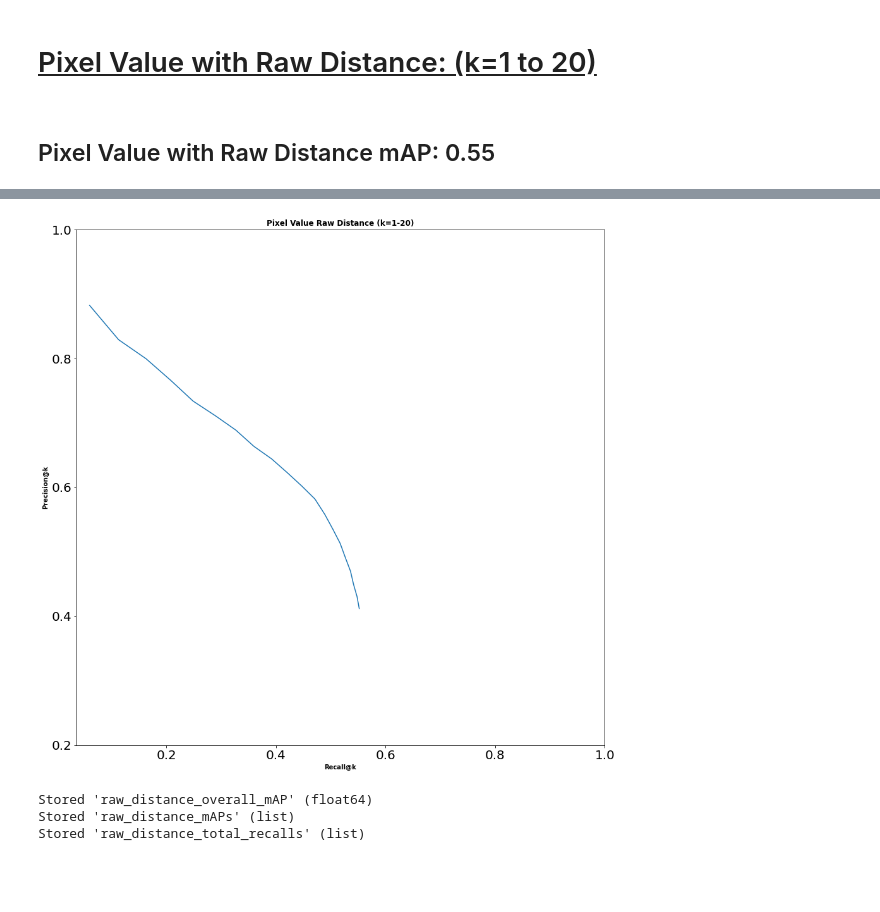
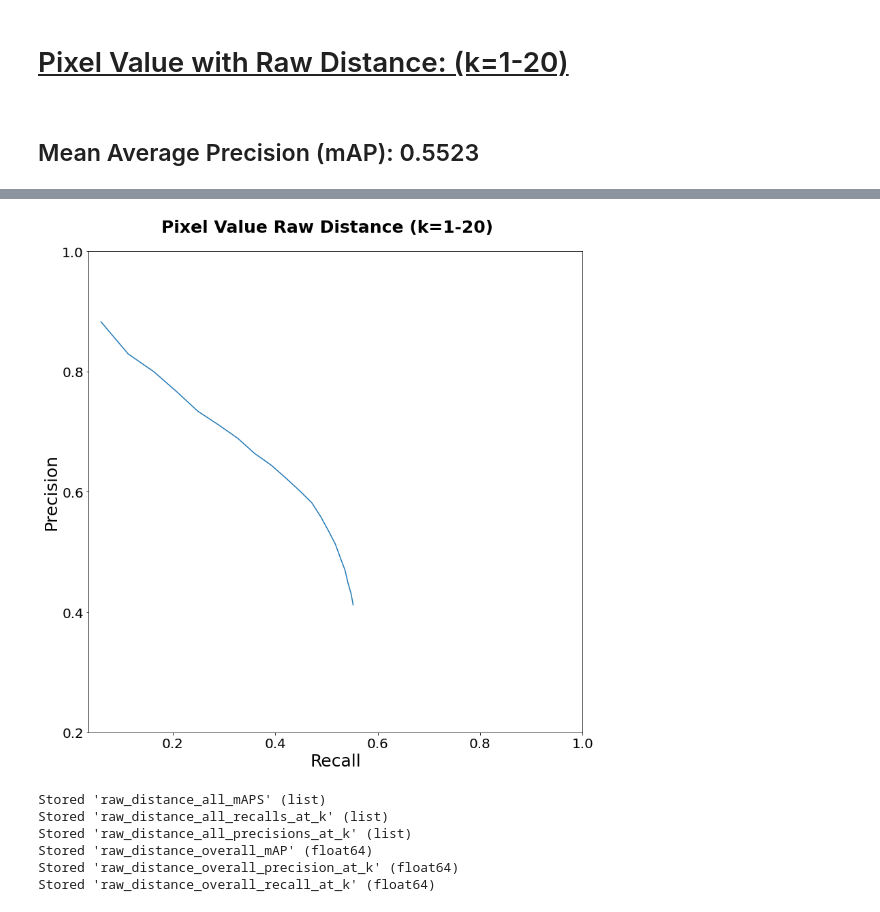
Before and after one commit to SamuelCunninghamUni/Project-Files, a Jupyter notebook: Pixel_Value_Raw_Distance.ipynb, the cells around one changed output, grey strips where cells are left out. Drawn from its saved outputs; the diff is of its cells as text; code cells hidden in the pictures; blank space fills up the shorter version.

Commit message:
Raw Distance and AQE Baseline Completed
Both working perfectly with fully formatted, uniform output

```diff
--- a/Pixel_Value_Raw_Distance.ipynb
+++ b/Pixel_Value_Raw_Distance.ipynb
@@ -243,11 +243,11 @@ overall_precision_at_k = np.average(all_precisions_at_k)
 overall_recall_at_k = np.average(all_recalls_at_k)
 # %%
 from IPython.display import Markdown, display
-display(Markdown("<h1><left><u>Pixel Value with Raw Distance: (k={0} to {1})</left></h1><u>".format(K_START_RANGE, K_END_RANGE)))
-display(Markdown("<h2><left>Pixel Value with Raw Distance mAP: {0:.2f}</left></h2>".format(overall_mAP)))
+display(Markdown("<h1><left><u>Pixel Value with Raw Distance: (k={0}-{1})</left></h1><u>".format(K_START_RANGE, K_END_RANGE)))
+display(Markdown("<h2><left>Mean Average Precision (mAP): {0:.4f}</left></h2>".format(overall_mAP)))
 # %% [output]
-<h1><left><u>Pixel Value with Raw Distance: (k=1 to 20)</left></h1><u>
+<h1><left><u>Pixel Value with Raw Distance: (k=1-20)</left></h1><u>
-<h2><left>Pixel Value with Raw Distance mAP: 0.55</left></h2>
+<h2><left>Mean Average Precision (mAP): 0.5523</left></h2>
 # %%
 import plotly.graph_objects as go
 
@@ -279,32 +275,52 @@ display(HTML("<style>div.output_scroll { height: 70em; }</style>"))
 # %%
-plt.rcParams["figure.figsize"] = (15,15)
-precision_recall_curve = plt.plot(all_recalls_at_k, all_precisions_at_k)
-plt.title("Pixel Value Raw Distance (k={0}-{1})".format(K_START_RANGE, K_END_RANGE),fontweight='bold')
-plt.xlabel("Recall@k",fontweight='bold')
-plt.ylabel("Precision@k",fontweight='bold')
-plt.xticks([0.2,0.4,0.6,0.8,1.0])
-plt.yticks([0.2,0.4,0.6,0.8,1.0])
-plt.rcParams['axes.titlesize'] = 25
-plt.rc('axes', labelsize=25)    # fontsize of the x and y labels
-plt.tick_params(axis='both', which='major', labelsize=20)
-plt.savefig('../Graphs/Pixel_Value_Raw_Distance.png', facecolor='white')
+#Change size of cell output to avoid scrolling
+from IPython.core.display import display, HTML
+display(HTML("<style>div.output_scroll { height: 70em; }</style>"))
 
-plt.show()
-plt.close()
+def plot_precision_recall(recalls_per_k, precisions_per_k):
+    plt.rcParams["figure.figsize"] = (13,13)
+    title = "Pixel Value Raw Distance (k={0}-{1})".format(K_START_RANGE, K_END_RANGE)
+    plt.suptitle(title, fontsize=25, y=0.93,fontweight='bold')
+    plt.plot(recalls_per_k, precisions_per_k)
+
+
+    plt.xlabel("Recall")
+    plt.ylabel("Precision")
+    plt.xticks([0.2,0.4,0.6,0.8,1.0])
+    plt.yticks([0.2,0.4,0.6,0.8,1.0])
+
+    plt.rc('axes', labelsize=25)    # fontsize of the x and y labels
+    plt.tick_params(axis='both', which='major', labelsize=20)
+    plt.savefig('../Graphs/Pixel_Value_Raw_Distance.png', facecolor='white')
+    plt.show()
+    plt.close()
-# %% [output]
-[figure, removed]
+# %%
+plot_precision_recall(all_recalls_at_k, all_precisions_at_k)
+# %% [output]
+[figure, added]
 # %%
 # Rename and Store Variables to be Presented in Different Notebook
+raw_distance_all_mAPS = all_mAPs
+raw_distance_all_recalls_at_k = all_recalls_at_k
+raw_distance_all_precisions_at_k = all_precisions_at_k
 raw_distance_overall_mAP = overall_mAP
-raw_distance_mAPs = all_mAPs
-raw_distance_total_recalls = all_average_total_recalls
+raw_distance_overall_precision_at_k = overall_precision_at_k
+raw_distance_overall_recall_at_k = overall_recall_at_k
 
+
+
+%store raw_distance_all_mAPS
+%store raw_distance_all_recalls_at_k
+%store raw_distance_all_precisions_at_k
 %store raw_distance_overall_mAP
-%store raw_distance_mAPs
-%store raw_distance_total_recalls
+%store raw_distance_overall_precision_at_k
+%store raw_distance_overall_recall_at_k
 # %% [output]
+Stored 'raw_distance_all_mAPS' (list)
+Stored 'raw_distance_all_recalls_at_k' (list)
+Stored 'raw_distance_all_precisions_at_k' (list)
 Stored 'raw_distance_overall_mAP' (float64)
-Stored 'raw_distance_mAPs' (list)
-Stored 'raw_distance_total_recalls' (list)
+Stored 'raw_distance_overall_precision_at_k' (float64)
+Stored 'raw_distance_overall_recall_at_k' (float64)
 # %%
 #Example with output
```
Also changed, not shown: parts of 2 cells of this notebook, 1 other file.
